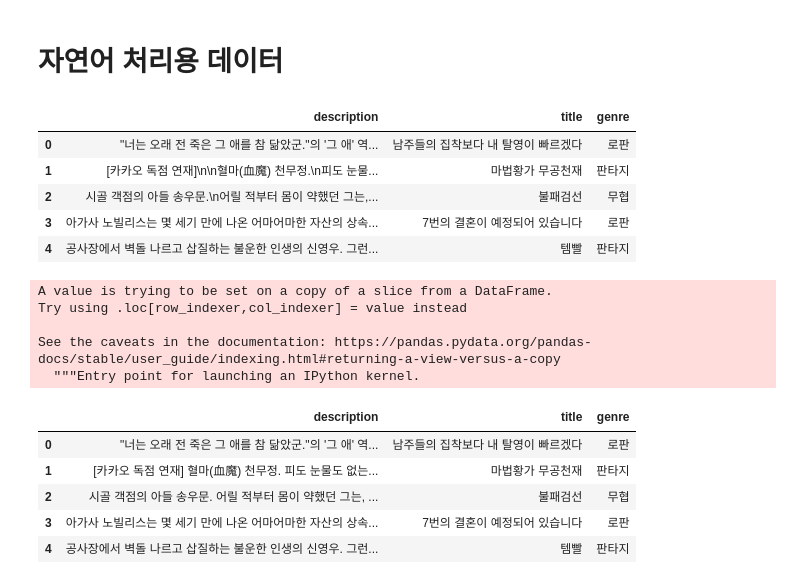
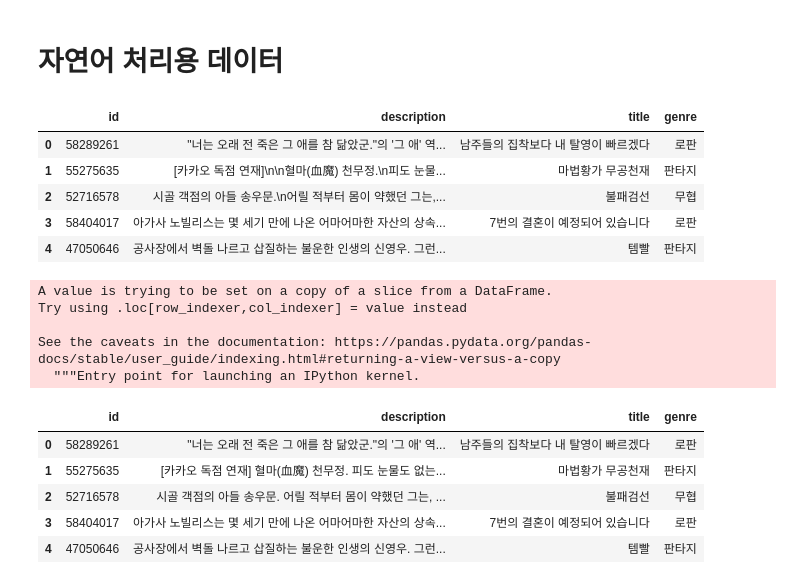
Before and after one commit to honeyd3wy/quill-helper, a Jupyter notebook: Data_Prerprocessing.ipynb, the cells around one changed output. Cells and saved outputs as stored; diff of their text form; code cells hidden in the pictures.

```diff
--- a/Data_Prerprocessing.ipynb
+++ b/Data_Prerprocessing.ipynb
@@ -71,3 +69,5 @@ df.to_csv('kkp_info_preprocessing.tsv', index=False, sep='\t')
+# %%
+df['title'] = df['title'].apply(lambda x: x.replace('[완결]','') if '[완결]' in x else x)
 # %% [markdown]
 ### Description
 > 수집된 데이터는 2021.12.14 기준입니다.
@@ -86,15 +108,15 @@ df.to_csv('kkp_info_preprocessing.tsv', index=False, sep='\t')
 # %% [markdown]
 # 자연어 처리용 데이터
 # %%
-df_nlp = df[['description', 'title', 'genre']]
+df_nlp = df[['id', 'description', 'title', 'genre']]
 df_nlp.head()
 # %% [output]
-|  | description | title | genre |
-| 0 | "너는 오래 전 죽은 그 애를 참 닮았군."의 '그 애' 역... | 남주들의 집착보다 내 탈영이 빠르겠다 | 로판 |
-| 1 | [카카오 독점 연재]\n\n혈마(血魔) 천무정.\n피도 눈물... | 마법황가 무공천재 | 판타지 |
-| 2 | 시골 객점의 아들 송우문.\n어릴 적부터 몸이 약했던 그는,... | 불패검선 | 무협 |
-| 3 | 아가사 노빌리스는 몇 세기 만에 나온 어마어마한 자산의 상속... | 7번의 결혼이 예정되어 있습니다 | 로판 |
-| 4 | 공사장에서 벽돌 나르고 삽질하는 불운한 인생의 신영우. 그런... | 템빨 | 판타지 |
+|  | id | description | title | genre |
+| 0 | 58289261 | "너는 오래 전 죽은 그 애를 참 닮았군."의 '그 애' 역... | 남주들의 집착보다 내 탈영이 빠르겠다 | 로판 |
+| 1 | 55275635 | [카카오 독점 연재]\n\n혈마(血魔) 천무정.\n피도 눈물... | 마법황가 무공천재 | 판타지 |
+| 2 | 52716578 | 시골 객점의 아들 송우문.\n어릴 적부터 몸이 약했던 그는,... | 불패검선 | 무협 |
+| 3 | 58404017 | 아가사 노빌리스는 몇 세기 만에 나온 어마어마한 자산의 상속... | 7번의 결혼이 예정되어 있습니다 | 로판 |
+| 4 | 47050646 | 공사장에서 벽돌 나르고 삽질하는 불운한 인생의 신영우. 그런... | 템빨 | 판타지 |
 # %%
 df_nlp['description'] = df_nlp['description'].apply(lambda x: x.replace('\n', ' '))
 df_nlp.head()
@@ -104,11 +126,11 @@ Try using .loc[row_indexer,col_indexer] = value instead
 
 See the caveats in the documentation: https://pandas.pydata.org/pandas-docs/stable/user_guide/indexing.html#returning-a-view-versus-a-copy
   """Entry point for launching an IPython kernel.
-|  | description | title | genre |
-| 0 | "너는 오래 전 죽은 그 애를 참 닮았군."의 '그 애' 역... | 남주들의 집착보다 내 탈영이 빠르겠다 | 로판 |
-| 1 | [카카오 독점 연재] 혈마(血魔) 천무정. 피도 눈물도 없는... | 마법황가 무공천재 | 판타지 |
-| 2 | 시골 객점의 아들 송우문. 어릴 적부터 몸이 약했던 그는, ... | 불패검선 | 무협 |
-| 3 | 아가사 노빌리스는 몇 세기 만에 나온 어마어마한 자산의 상속... | 7번의 결혼이 예정되어 있습니다 | 로판 |
-| 4 | 공사장에서 벽돌 나르고 삽질하는 불운한 인생의 신영우. 그런... | 템빨 | 판타지 |
+|  | id | description | title | genre |
+| 0 | 58289261 | "너는 오래 전 죽은 그 애를 참 닮았군."의 '그 애' 역... | 남주들의 집착보다 내 탈영이 빠르겠다 | 로판 |
+| 1 | 55275635 | [카카오 독점 연재] 혈마(血魔) 천무정. 피도 눈물도 없는... | 마법황가 무공천재 | 판타지 |
+| 2 | 52716578 | 시골 객점의 아들 송우문. 어릴 적부터 몸이 약했던 그는, ... | 불패검선 | 무협 |
+| 3 | 58404017 | 아가사 노빌리스는 몇 세기 만에 나온 어마어마한 자산의 상속... | 7번의 결혼이 예정되어 있습니다 | 로판 |
+| 4 | 47050646 | 공사장에서 벽돌 나르고 삽질하는 불운한 인생의 신영우. 그런... | 템빨 | 판타지 |
 # %%
 # tsv로 저장
```
Also changed, not shown: parts of 6 cells of this notebook.
